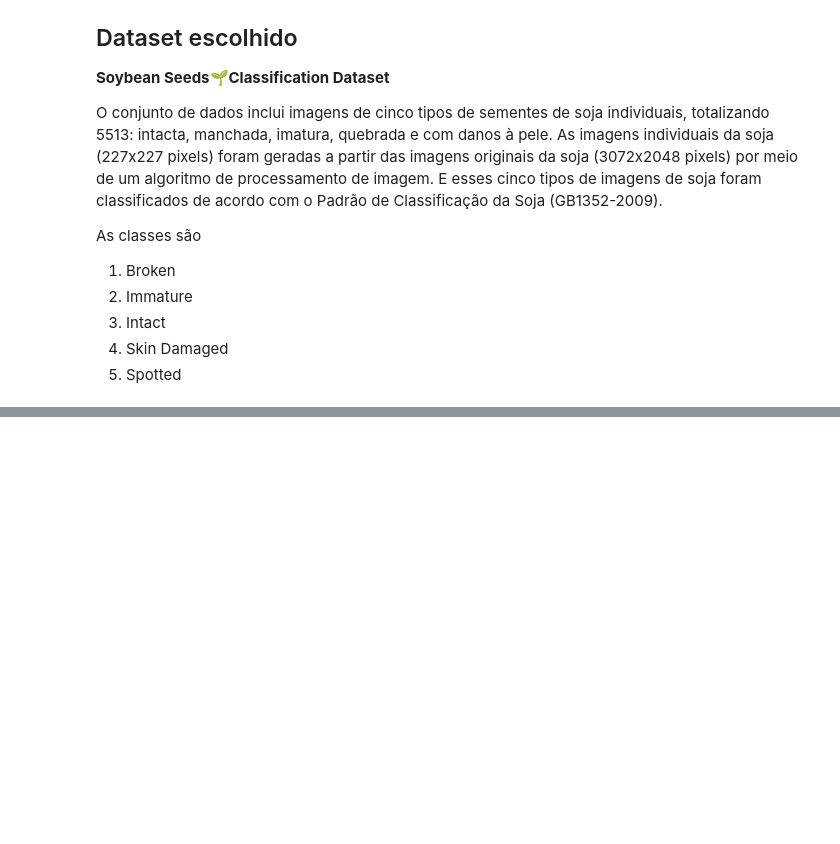
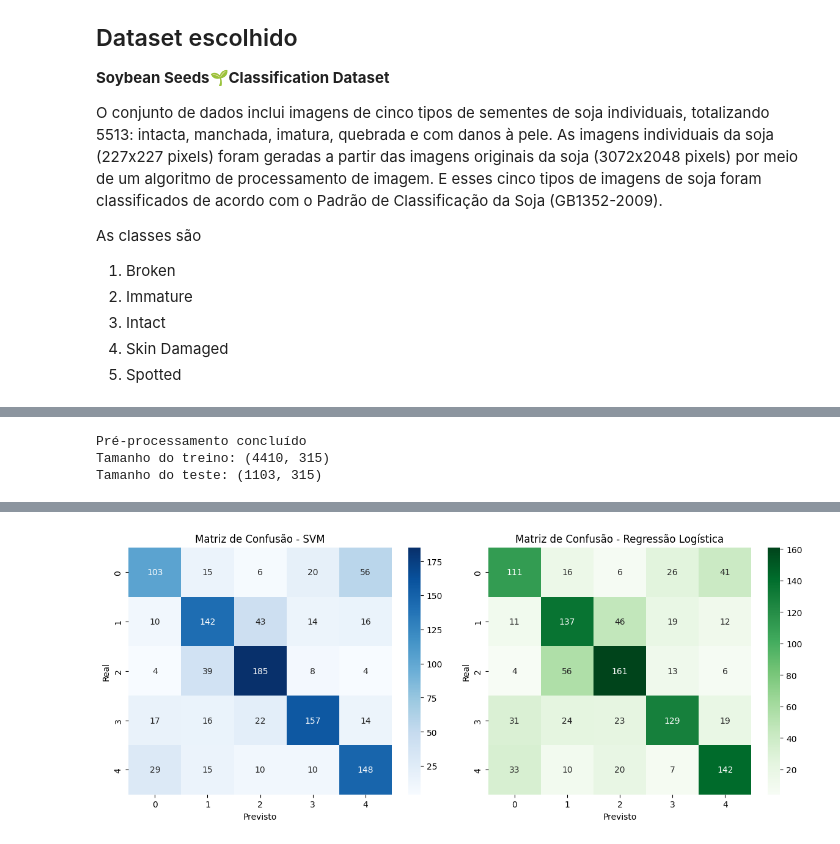
Before and after one commit to Danilus04/Semin-rio-Modelos---Ciencias-da-Computa-o, a Jupyter notebook: notebook.ipynb, the cells around one changed output, grey strips where cells are left out. Cells and saved outputs as stored; diff of their text form; code cells hidden in the pictures; blank space fills up the shorter version.

```diff
--- a/notebook.ipynb
+++ b/notebook.ipynb
@@ -26,0 +226,72 @@ As classes são
+# %%
+# Pré-processamento
+
+# Separar features (X) e rótulos (y)
+X = df.iloc[:, 1:].values  # todas as colunas exceto a label
+y = df.iloc[:, 0].values   # coluna label
+
+# Dividir entre treino e teste (80% / 20%)
+X_train, X_test, y_train, y_test = train_test_split(
+    X, y, test_size=0.2, random_state=42, stratify=y
+)
+
+# Normalização dos dados (média=0, desvio padrão=1)
+scaler = StandardScaler()
+X_train = scaler.fit_transform(X_train)
+X_test = scaler.transform(X_test)
+
+print("Pré-processamento concluído")
+print(f"Tamanho do treino: {X_train.shape}")
+print(f"Tamanho do teste: {X_test.shape}")
+# %% [output]
+Pré-processamento concluído
+Tamanho do treino: (4410, 315)
+Tamanho do teste: (1103, 315)
+# %%
+from sklearn.metrics import accuracy_score, classification_report, confusion_matrix
+# Treinamento e Predição
+
+# Modelo principal: SVM
+svm_model = SVC(kernel='rbf', random_state=42)
+svm_model.fit(X_train, y_train)
+y_pred_svm = svm_model.predict(X_test)
+
+# Baseline: Regressão Logística
+log_model = LogisticRegression(max_iter=1000, random_state=42)
+log_model.fit(X_train, y_train)
+y_pred_log = log_model.predict(X_test)
+
+# Avaliação
+acc_svm = accuracy_score(y_test, y_pred_svm)
+acc_log = accuracy_score(y_test, y_pred_log)
+
+print("Acurácia dos modelos:")
+print(f"SVM: {acc_svm:.4f}")
+print(f"Regressão Logística (Baseline): {acc_log:.4f}")
+
+print("\nRelatório de classificação - SVM:")
+print(classification_report(y_test, y_pred_svm))
+
+print("\nRelatório de classificação - Regressão Logística:")
+print(classification_report(y_test, y_pred_log))
+
+# Matriz de confusão para comparação visual
+plt.figure(figsize=(12,5))
+
+# SVM
+plt.subplot(1, 2, 1)
+sns.heatmap(confusion_matrix(y_test, y_pred_svm), annot=True, fmt='d', cmap='Blues')
+plt.title('Matriz de Confusão - SVM')
+plt.xlabel('Previsto')
+plt.ylabel('Real')
+
+# Regressão Logística
+plt.subplot(1, 2, 2)
+sns.heatmap(confusion_matrix(y_test, y_pred_log), annot=True, fmt='d', cmap='Greens')
+plt.title('Matriz de Confusão - Regressão Logística')
+plt.xlabel('Previsto')
+plt.ylabel('Real')
+
+plt.tight_layout()
+plt.show()
+# %% [output]
@@ -26,0 +315 @@ As classes são
+[figure, added]
```
Also changed, not shown: parts of 6 cells of this notebook, 1 other file.
